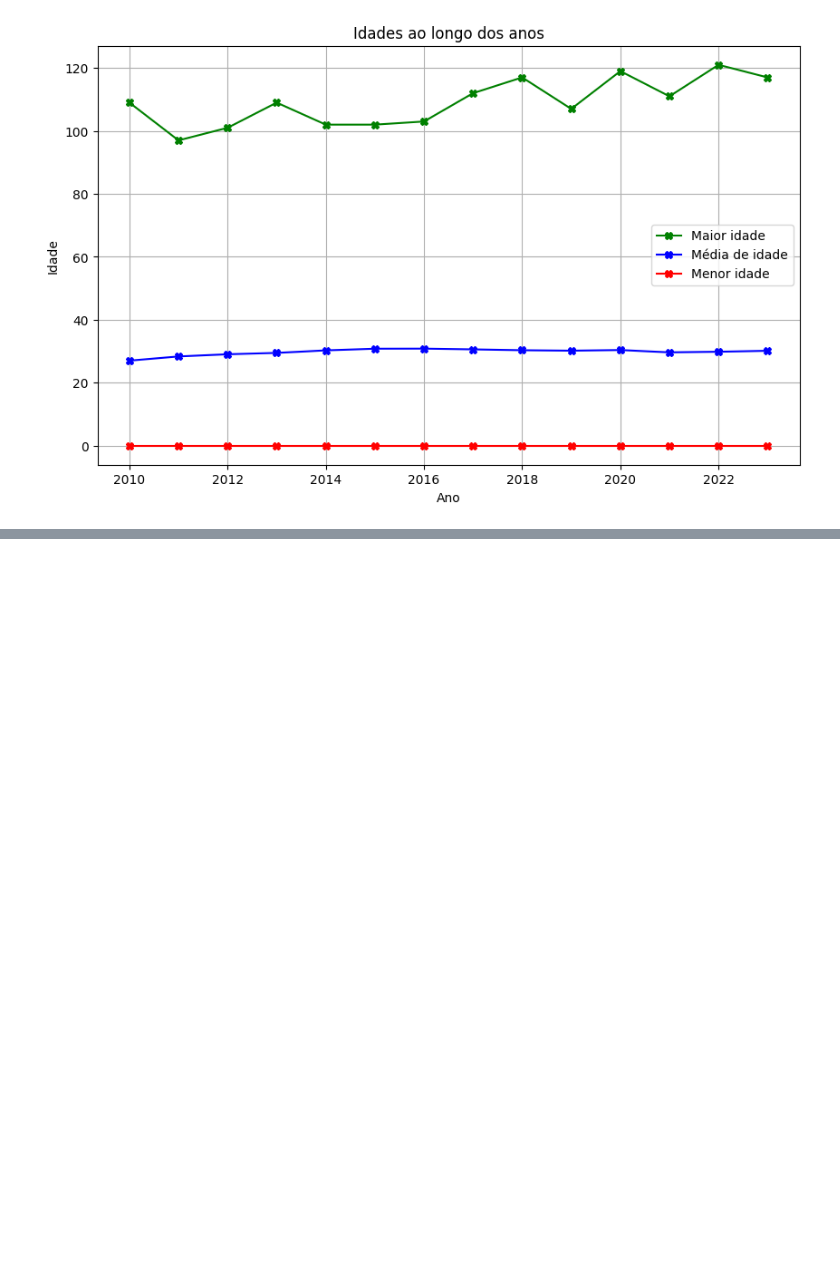
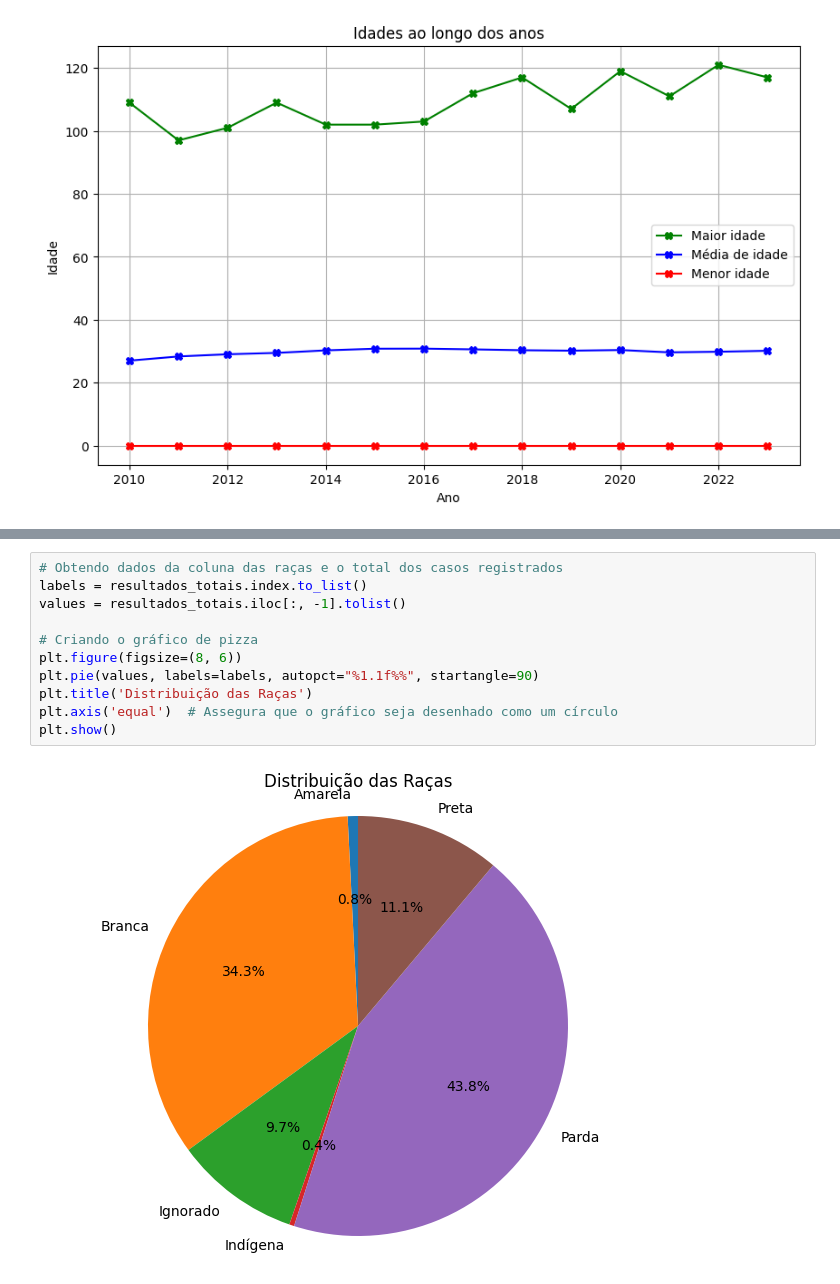
Before and after one commit to AlexeiAltamira/Portfolio, a Jupyter notebook: Violencia_contra_mulher.ipynb, the cells around one changed output, grey strips where cells are left out. Cells and saved outputs as stored; diff of their text form; blank space fills up the shorter version.

```diff
--- a/Violencia_contra_mulher.ipynb
+++ b/Violencia_contra_mulher.ipynb
@@ -232,0 +284,13 @@ Pergunta de negócio:
+# %%
+# Obtendo dados da coluna das raças e o total dos casos registrados
+labels = resultados_totais.index.to_list()
+values = resultados_totais.iloc[:, -1].tolist()
+
+# Criando o gráfico de pizza
+plt.figure(figsize=(8, 6))
+plt.pie(values, labels=labels, autopct="%1.1f%%", startangle=90)
+plt.title('Distribuição das Raças')
+plt.axis('equal')  # Assegura que o gráfico seja desenhado como um círculo
+plt.show()
+# %% [output]
+[figure, added]
```
Also changed, not shown: parts of 26 cells of this notebook.
